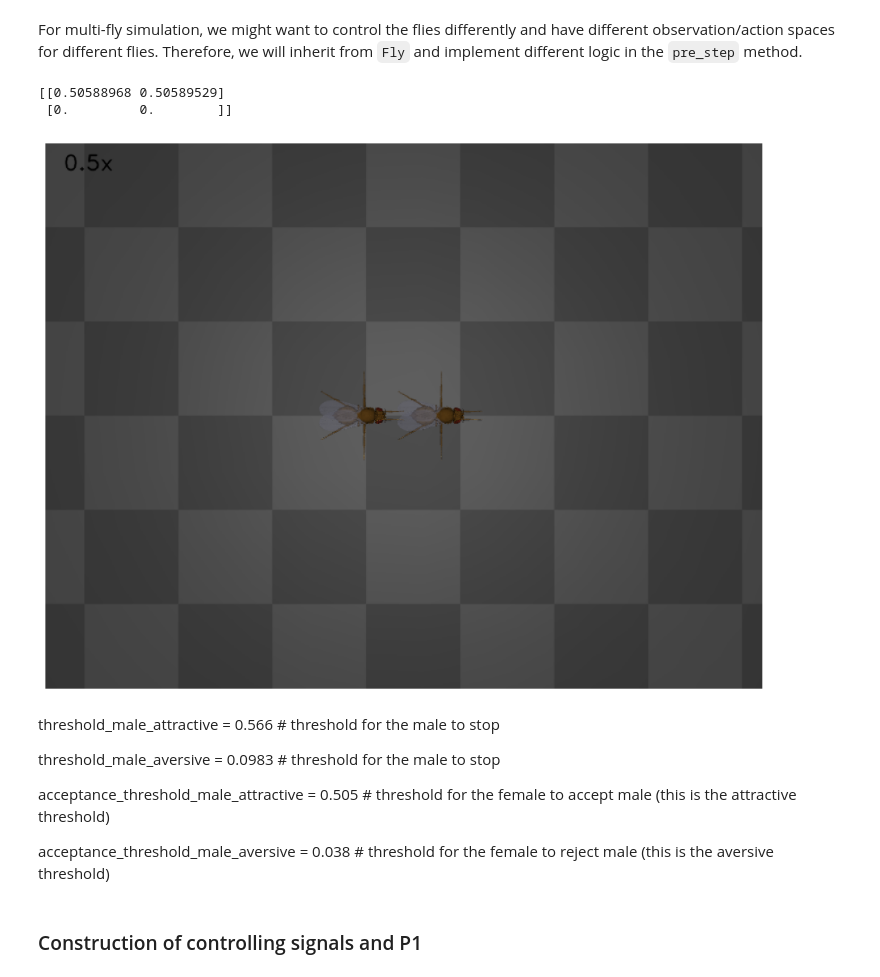
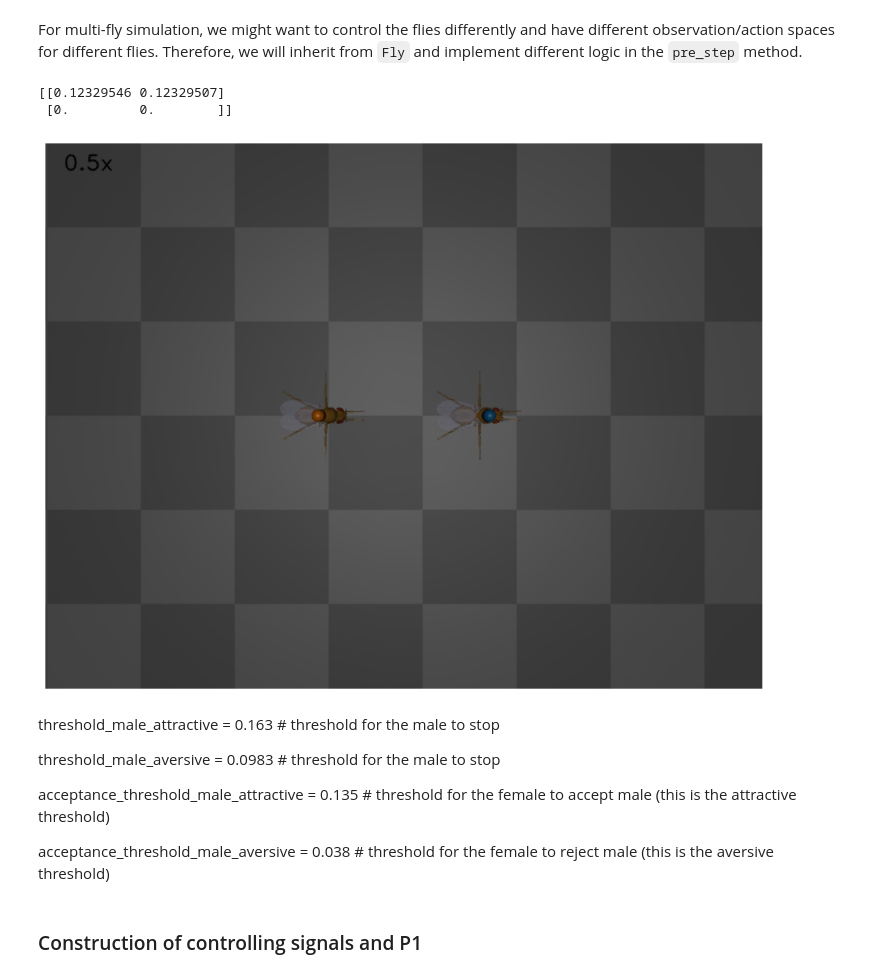
Before and after one commit to AndyPiantoni/ControlBehavProject, a Jupyter notebook: chasing.ipynb, the cells around one changed output. Saved outputs shown, nothing was run; the diff lists cells and outputs as text; code cells hidden in the pictures.

```diff
--- a/chasing.ipynb
+++ b/chasing.ipynb
@@ -18,7 +18,7 @@ from odor_turning_fly import OdorTaxisFly
 seed = 1
 
 # Odor source: array of shape (num_odor_sources, 3) - xyz coords of odor sources
-odor_source = np.array([[0, 0, 0],[4, 0, 0]], dtype=np.float32)
+odor_source = np.array([[0, 0, 0],[8, 0, 0]], dtype=np.float32)
 
 # Peak intensities: array of shape (num_odor_sources, odor_dimensions)
 # For each odor source, if the intensity is (x, 0) then the odor is in the 1st dimension
@@ -38,11 +38,11 @@ odor_gains = np.array([-100, 100])
 # %%
 timestep = 1e-4
 decision_interval = 0.05
-run_time = 4
+run_time = 6
 
 fly0 = OdorTaxisFly(  # This is the "chasing" fly (aka male fly)
     name="male",
-    odor_threshold = 0.55,
+    odor_threshold = 0.14,
     odor_dimensions=odor_dimensions,
     odor_gains=odor_gains,
     timestep=timestep,
@@ -57,7 +57,7 @@ fly1 = HybridTurningFly(  # This is the "chased" fly (aka female fly)
     timestep=timestep,
     enable_adhesion=True,
     enable_olfaction=True,
-    spawn_pos=(4, 0, 0),
+    spawn_pos=(8, 0, 0),
 )
 
 
@@ -104,30 +104,30 @@ fly_names = [fly.name for fly in sim.flies]
 # %%
 for i in range(1):
     obs, _, _, _, info = sim.step({
                                 "male": np.zeros(2),
                                 "female": np.zeros(2)
                                 })
     sim.render()
 fig, ax = plt.subplots(1, 1, figsize=(10, 8), tight_layout=True)
 ax.imshow(cam._frames[-1])
 ax.axis("off")
 
-odor = obs["female"]["odor_intensity"].reshape((odor_dimensions, 2, 2))
+odor = obs["male"]["odor_intensity"].reshape((odor_dimensions, 2, 2))
 I = np.average(odor, axis=1, weights=[120, 1200])
 # Calculate the left-right asymmetry in the odor intensities
 I_l, I_r = I[:, 0], I[:, 1]
 print(I)
 # %% [output]
-[[0.50588968 0.50589529]
+[[0.12329546 0.12329507]
  [0.         0.        ]]
-[figure, old version]
+[figure, new version]
 # %% [markdown]
-threshold_male_attractive = 0.566  # threshold for the male to stop
+threshold_male_attractive = 0.163  # threshold for the male to stop
 
 threshold_male_aversive = 0.0983  # threshold for the male to stop
 
 
-acceptance_threshold_male_attractive = 0.505 # threshold for the female to accept male (this is the attractive threshold)
+acceptance_threshold_male_attractive = 0.135 # threshold for the female to accept male (this is the attractive threshold)
 
 acceptance_threshold_male_aversive = 0.038  # threshold for the female to reject male (this is the aversive threshold)
 # %% [markdown]
```
Also changed, not shown: parts of 8 cells of this notebook.
